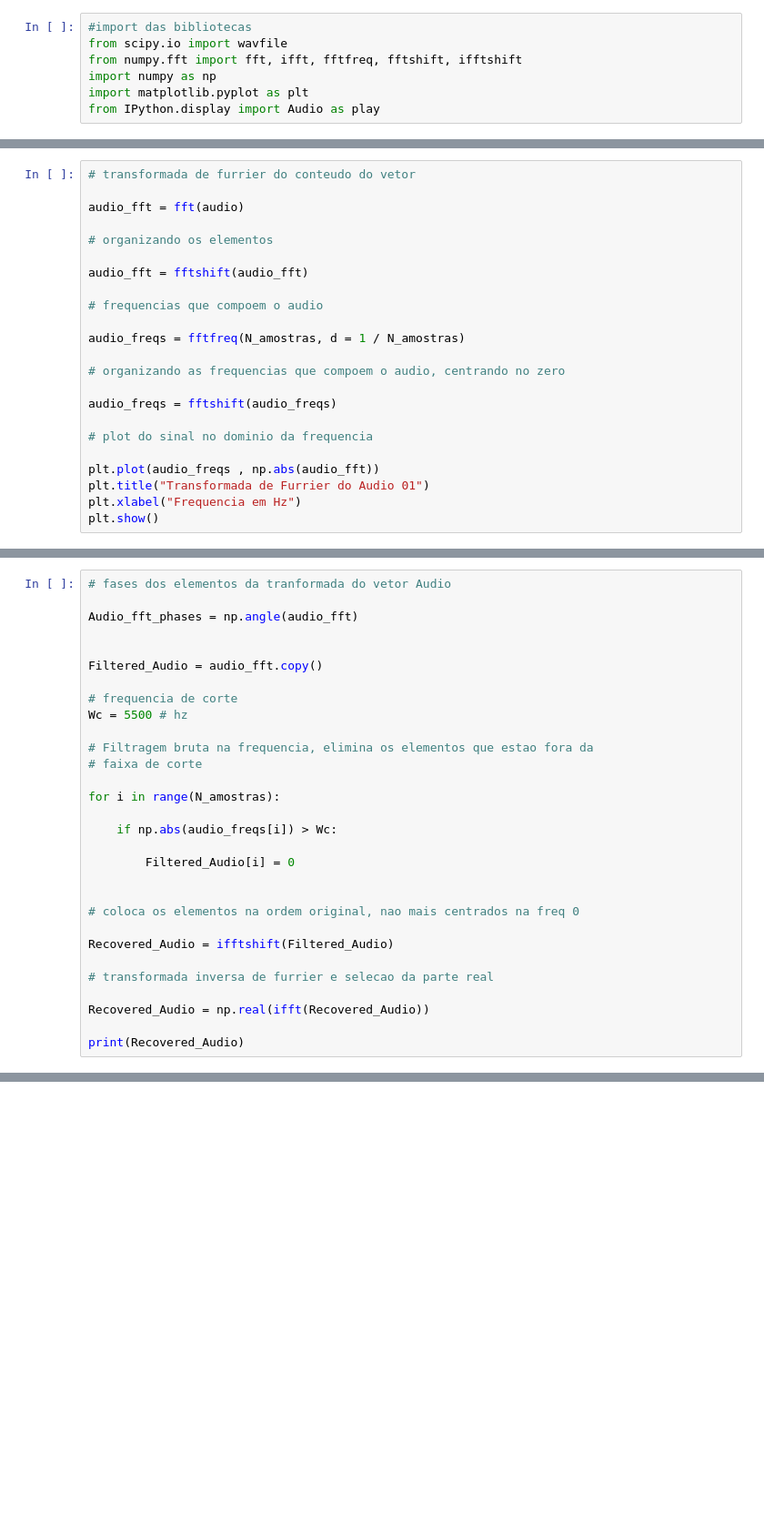
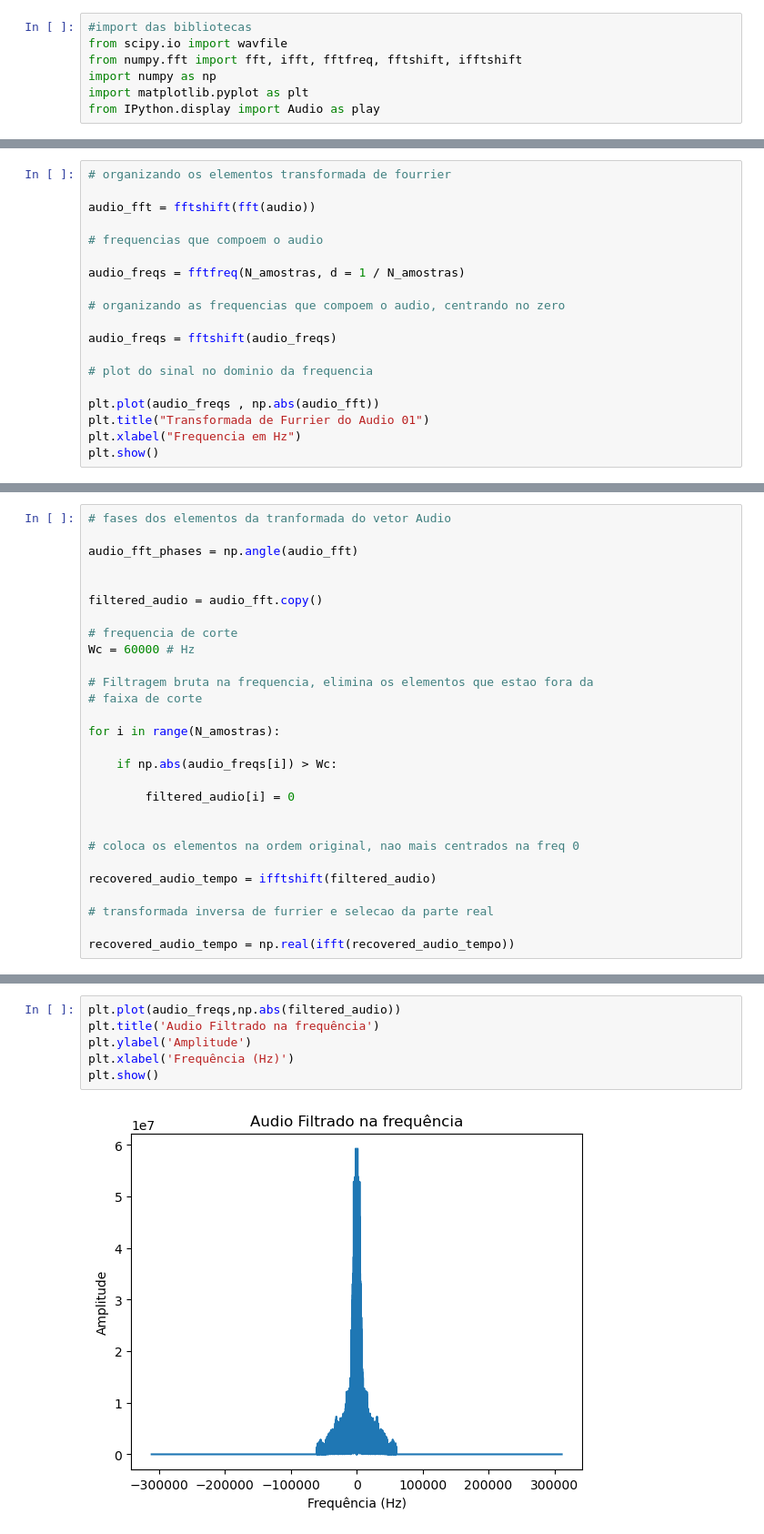
Before and after one commit to ruanpereira/sinais_tc02, a Jupyter notebook: Audio01.ipynb, the cells around one changed output, grey strips where cells are left out. Shown at 91% size. Saved outputs shown, nothing was run; the diff lists cells and outputs as text; blank space fills up the shorter version.

Commit message:
added plots for frequency and audio ready added
needs more tune

```diff
--- a/Audio01.ipynb
+++ b/Audio01.ipynb
@@ -27,13 +26,9 @@ plt.show()
 # %% [output]
 [figure]
 # %%
-# transformada de furrier do conteudo do vetor
+# organizando os elementos transformada de fourrier
 
-audio_fft = fft(audio)
-
-# organizando os elementos
-
-audio_fft = fftshift(audio_fft)
+audio_fft = fftshift(fft(audio))
 
 # frequencias que compoem o audio
 
@@ -54,13 +49,13 @@ plt.show()
 # %%
 # fases dos elementos da tranformada do vetor Audio
 
-Audio_fft_phases = np.angle(audio_fft)
+audio_fft_phases = np.angle(audio_fft)
 
 
-Filtered_Audio = audio_fft.copy()
+filtered_audio = audio_fft.copy()
 
 # frequencia de corte
-Wc = 5500 # hz
+Wc = 60000 # Hz
 
 # Filtragem bruta na frequencia, elimina os elementos que estao fora da
 # faixa de corte
@@ -69,15 +64,13 @@ for i in range(N_amostras):
 
     if np.abs(audio_freqs[i]) > Wc:
 
-        Filtered_Audio[i] = 0
+        filtered_audio[i] = 0
 
 
 # coloca os elementos na ordem original, nao mais centrados na freq 0
 
-Recovered_Audio = ifftshift(Filtered_Audio)
+recovered_audio_tempo = ifftshift(filtered_audio)
 
 # transformada inversa de furrier e selecao da parte real
 
-Recovered_Audio = np.real(ifft(Recovered_Audio))
-
-print(Recovered_Audio)
+recovered_audio_tempo = np.real(ifft(recovered_audio_tempo))
@@ -86,0 +77,8 @@ print(Recovered_Audio)
+# %%
+plt.plot(audio_freqs,np.abs(filtered_audio))
+plt.title('Audio Filtrado na frequência')
+plt.ylabel('Amplitude')
+plt.xlabel('Frequência (Hz)')
+plt.show()
+# %% [output]
+[figure, added]
```
Also changed, not shown: parts of 4 cells of this notebook, 1 other file.
